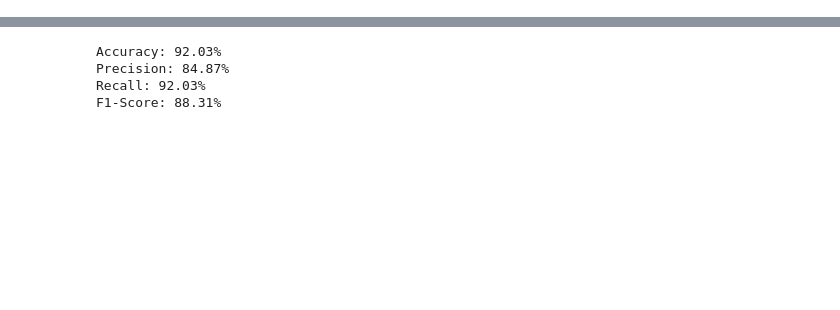
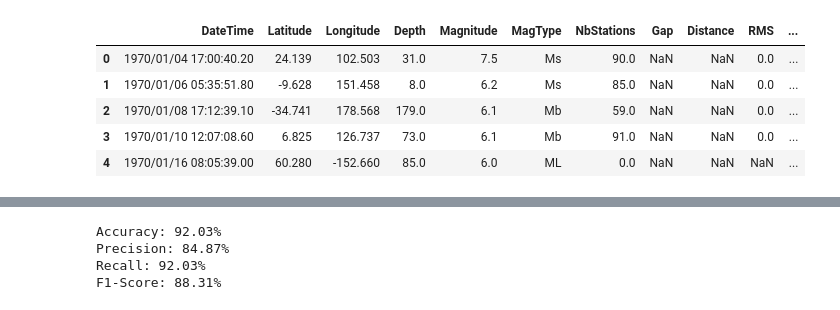
Before and after one commit to blasterniraj/disaster_prediction, a Jupyter notebook: Earthquake/2nd.ipynb, the cells around one changed output, grey strips where cells are left out. Cells and saved outputs as stored; diff of their text form; code cells hidden in the pictures; blank space fills up the shorter version.

```diff
--- a/Earthquake/2nd.ipynb
+++ b/Earthquake/2nd.ipynb
@@ -0,0 +10,9 @@
+# %%
+df.head()
+# %% [output]
+|  | DateTime | Latitude | Longitude | Depth | Magnitude | MagType | NbStations | Gap | Distance | RMS | ... |
+| 0 | 1970/01/04 17:00:40.20 | 24.139 | 102.503 | 31.0 | 7.5 | Ms | 90.0 | NaN | NaN | 0.0 | ... |
+| 1 | 1970/01/06 05:35:51.80 | -9.628 | 151.458 | 8.0 | 6.2 | Ms | 85.0 | NaN | NaN | 0.0 | ... |
+| 2 | 1970/01/08 17:12:39.10 | -34.741 | 178.568 | 179.0 | 6.1 | Mb | 59.0 | NaN | NaN | 0.0 | ... |
+| 3 | 1970/01/10 12:07:08.60 | 6.825 | 126.737 | 73.0 | 6.1 | Mb | 91.0 | NaN | NaN | 0.0 | ... |
+| 4 | 1970/01/16 08:05:39.00 | 60.280 | -152.660 | 85.0 | 6.0 | ML | 0.0 | NaN | NaN | NaN | ... |
```
Also changed, not shown: parts of 6 cells of this notebook.
